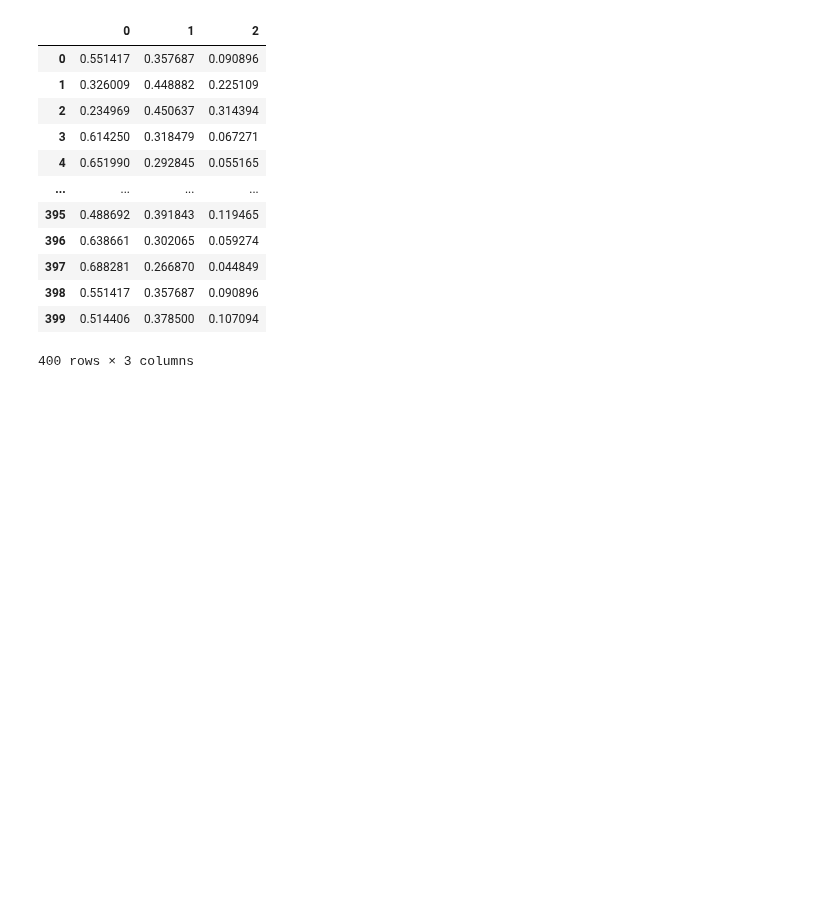
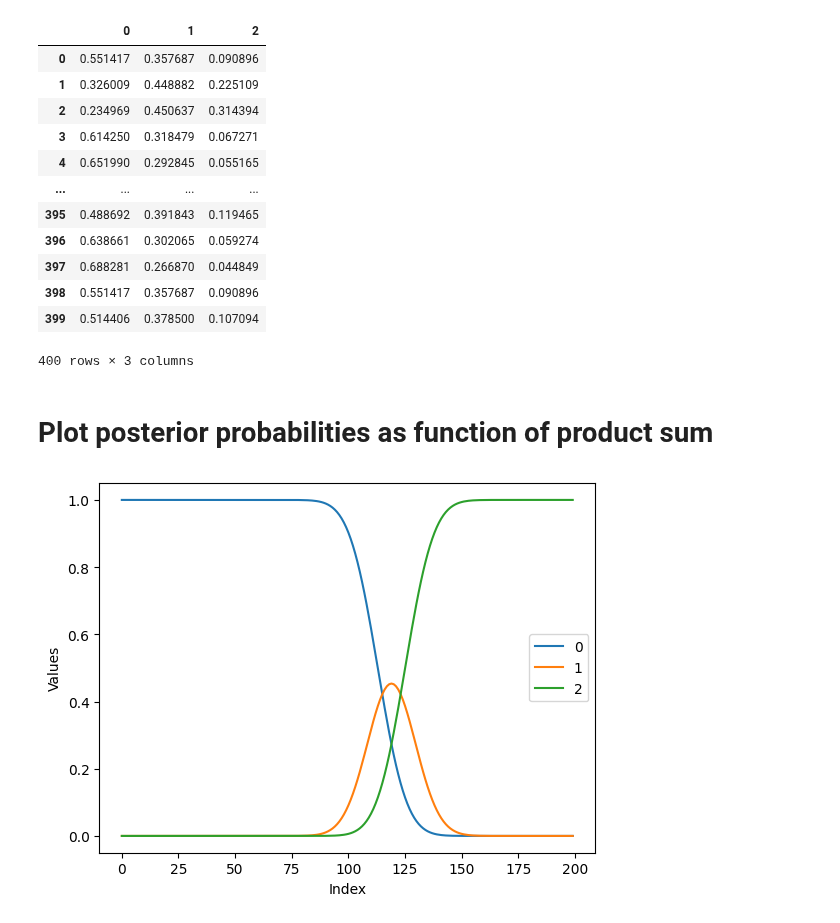
Before and after one commit to alex-berman/swespine-prediction-tool, a Jupyter notebook: probit_exploration/ProbitExploration.ipynb, the cells around one changed output. Cells and saved outputs as stored; diff of their text form; code cells hidden in the pictures; blank space fills up the shorter version.

Commit message:
Probit exploration: Plot probabilities as function of product sum

```diff
--- a/probit_exploration/ProbitExploration.ipynb
+++ b/probit_exploration/ProbitExploration.ipynb
@@ -39,3 +39,25 @@ predicted_probs
 | 398 | 0.551417 | 0.357687 | 0.090896 |
 | 399 | 0.514406 | 0.378500 | 0.107094 |
 400 rows × 3 columns
+# %% [markdown]
+# Plot posterior probabilities as function of product sum
+# %%
+import numpy as np
+import matplotlib.pyplot as plt
+
+thresh = mod_prob.transform_threshold_params(res_prob.params)
+xb = np.arange(-10, 10, .1)
+xb = xb[:, None]
+low = thresh[:-1] - xb
+upp = thresh[1:] - xb
+posteriors = mod_prob.prob(low, upp)
+
+plt.plot(posteriors[:, 0], label='0')
+plt.plot(posteriors[:, 1], label='1')
+plt.plot(posteriors[:, 2], label='2')
+plt.xlabel('Index')
+plt.ylabel('Values')
+plt.legend()
+plt.show()
+# %% [output]
+[figure, added]
```
Also changed, not shown: 1 other file.
